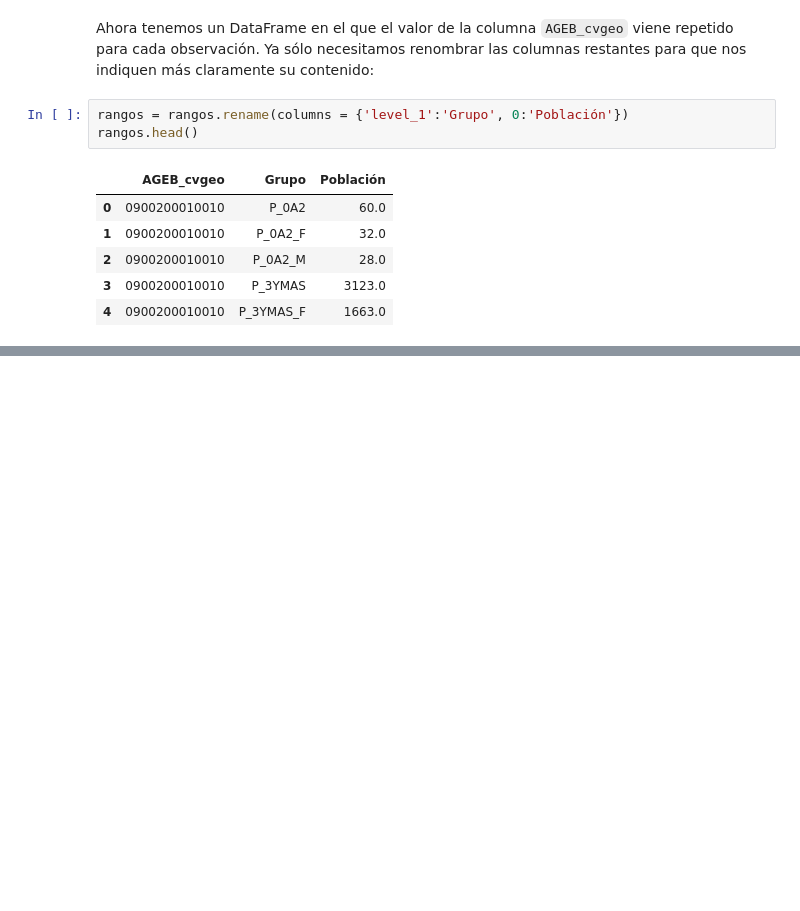
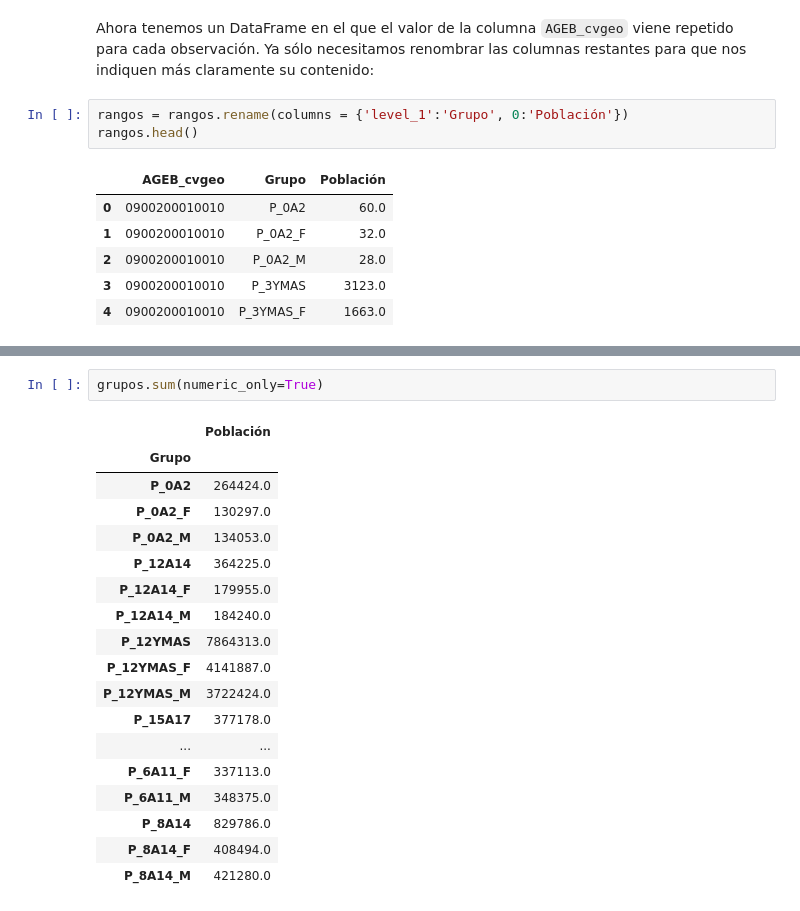
Before and after one commit to CentroGeo/libro-geoinformatica, a Jupyter notebook: parte_1/01_transformacion.ipynb, the cells around one changed output, grey strips where cells are left out. Saved outputs shown, nothing was run; the diff lists cells and outputs as text; blank space fills up the shorter version.

```diff
--- a/parte_1/01_transformacion.ipynb
+++ b/parte_1/01_transformacion.ipynb
@@ -612,0 +577,21 @@ La versatilidad de `.groupby()` permite que sobre los grupos no sólo se puedan
+# %%
+grupos.sum(numeric_only=True)
+# %% [output]
+|  | Población |
+| Grupo |  |
+| P_0A2 | 264424.0 |
+| P_0A2_F | 130297.0 |
+| P_0A2_M | 134053.0 |
+| P_12A14 | 364225.0 |
+| P_12A14_F | 179955.0 |
+| P_12A14_M | 184240.0 |
+| P_12YMAS | 7864313.0 |
+| P_12YMAS_F | 4141887.0 |
+| P_12YMAS_M | 3722424.0 |
+| P_15A17 | 377178.0 |
+| ... | ... |
+| P_6A11_F | 337113.0 |
+| P_6A11_M | 348375.0 |
+| P_8A14 | 829786.0 |
+| P_8A14_F | 408494.0 |
+| P_8A14_M | 421280.0 |
```
Also changed, not shown: parts of 19 cells of this notebook, 1 other file.
